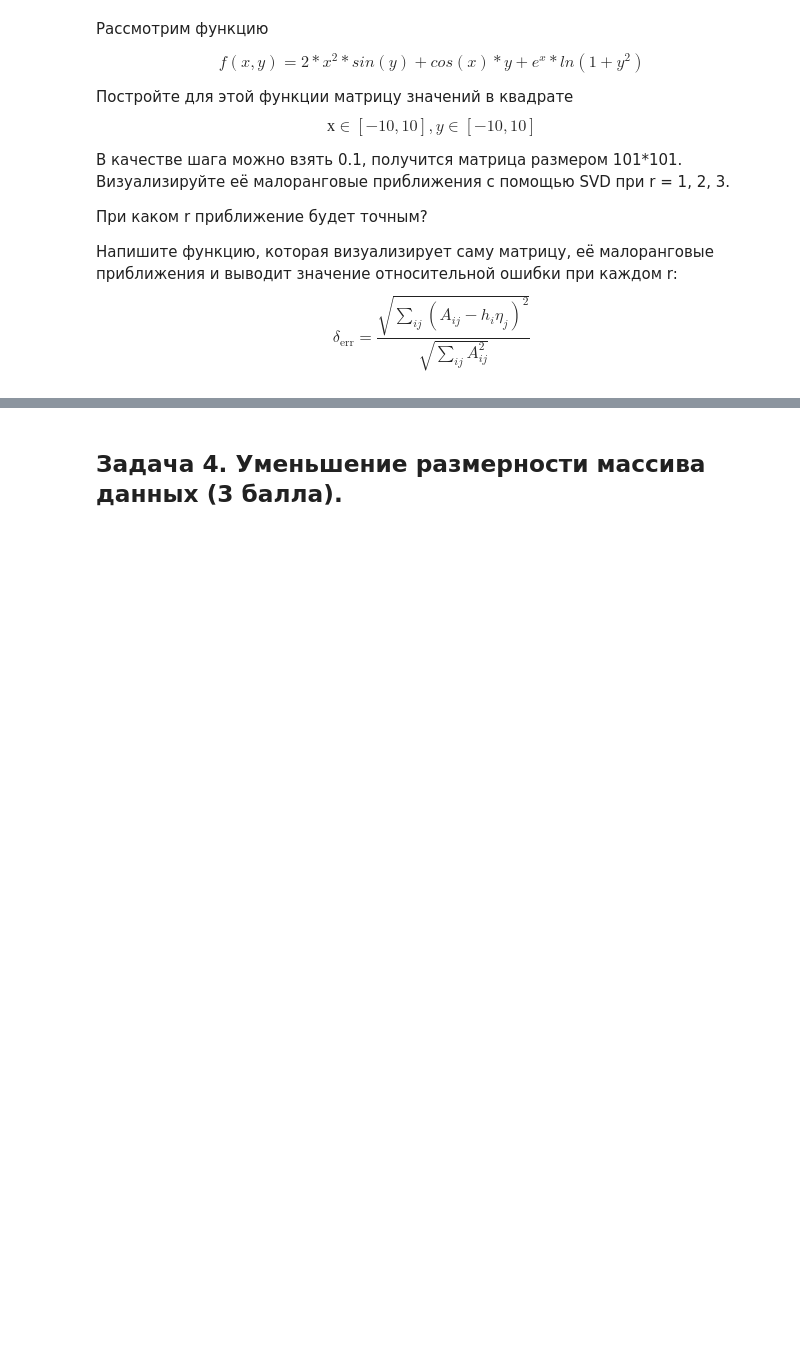
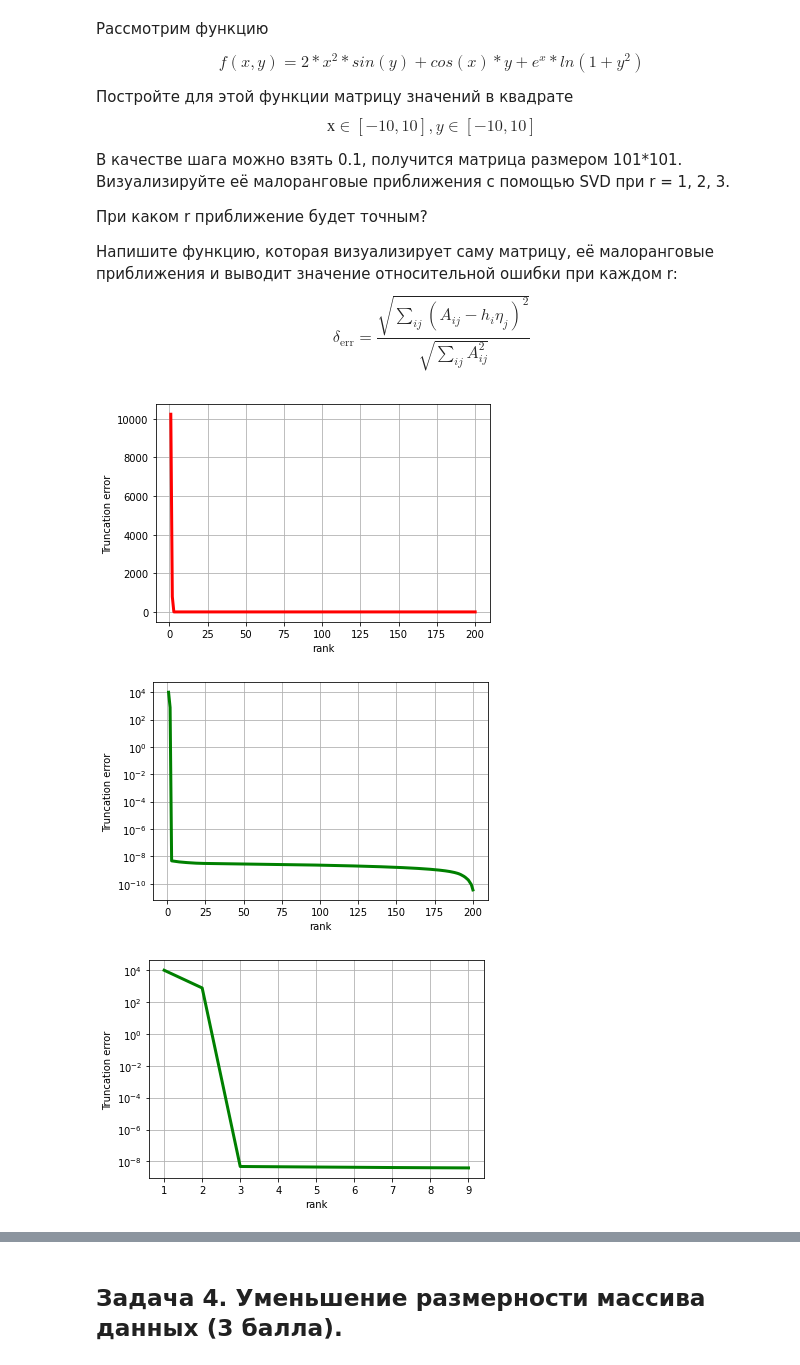
Before and after one commit to nalsur-veallam/Python, a Jupyter notebook: Mallaev_2_B02-005.ipynb, the cells around one changed output, grey strips where cells are left out. Drawn from its saved outputs; the diff is of its cells as text; code cells hidden in the pictures; blank space fills up the shorter version.

```diff
--- a/Mallaev_2_B02-005.ipynb
+++ b/Mallaev_2_B02-005.ipynb
@@ -277,3 +280,34 @@ M = np.zeros((201, 201))
 for i in range(201):
     for j in range(201):
         M[i][j] = fun(-10 + 0.1*i, -10+0.1*j)
+# %%
+U, S, V = np.linalg.svd(M)
+max_rank=201
+errors = []
+
+for rank in range(1, max_rank):
+    errors.append(np.sqrt(np.sum((S[rank : ])**2)))
+
+plt.plot(np.arange(1, max_rank), errors, lw=3, c='r')
+plt.xlabel('rank')
+plt.ylabel('Truncation error')
+plt.grid()
+plt.show()
+
+plt.plot(np.arange(1, max_rank), errors, lw=3, c='g')
+plt.xlabel('rank')
+plt.ylabel('Truncation error')
+plt.yscale('log')
+plt.grid()
+plt.show()
+
+plt.plot(np.arange(1, 10), errors[:9], lw=3, c='g')
+plt.xlabel('rank')
+plt.ylabel('Truncation error')
+plt.yscale('log')
+plt.grid()
+plt.show()
+# %% [output]
+[figure, added]
+[figure, added]
+[figure, added]
```
Also changed, not shown: parts of 2 cells of this notebook.
